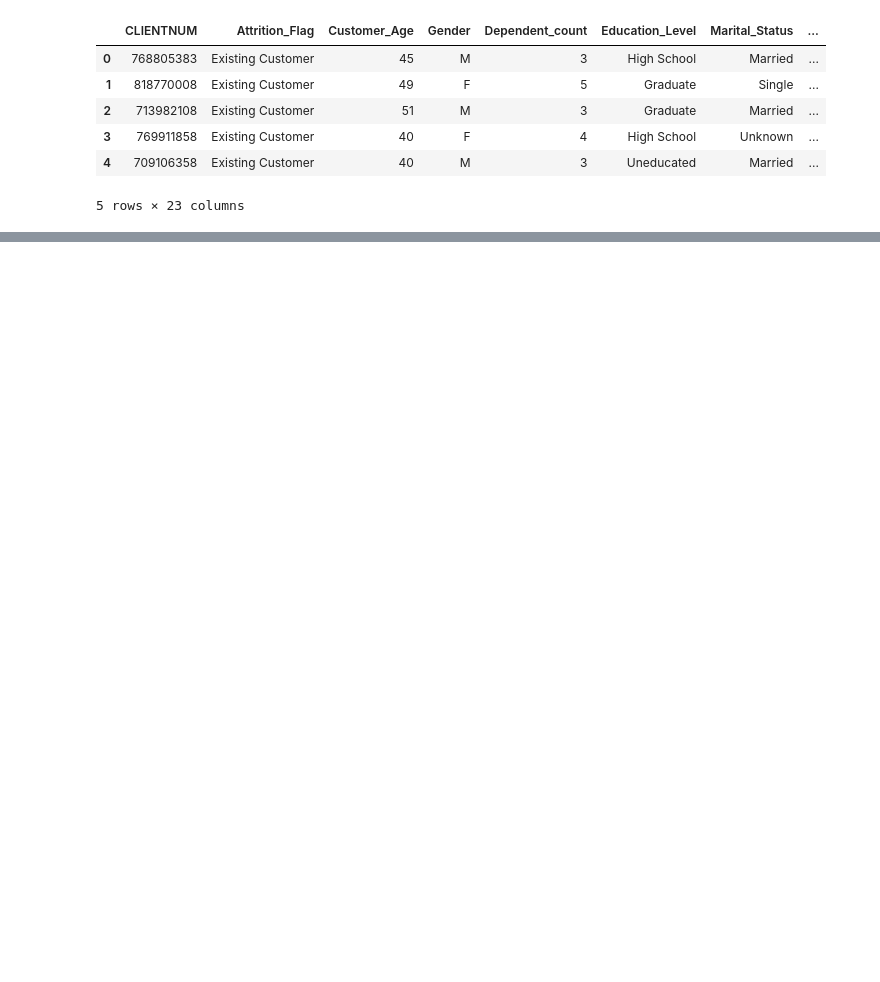
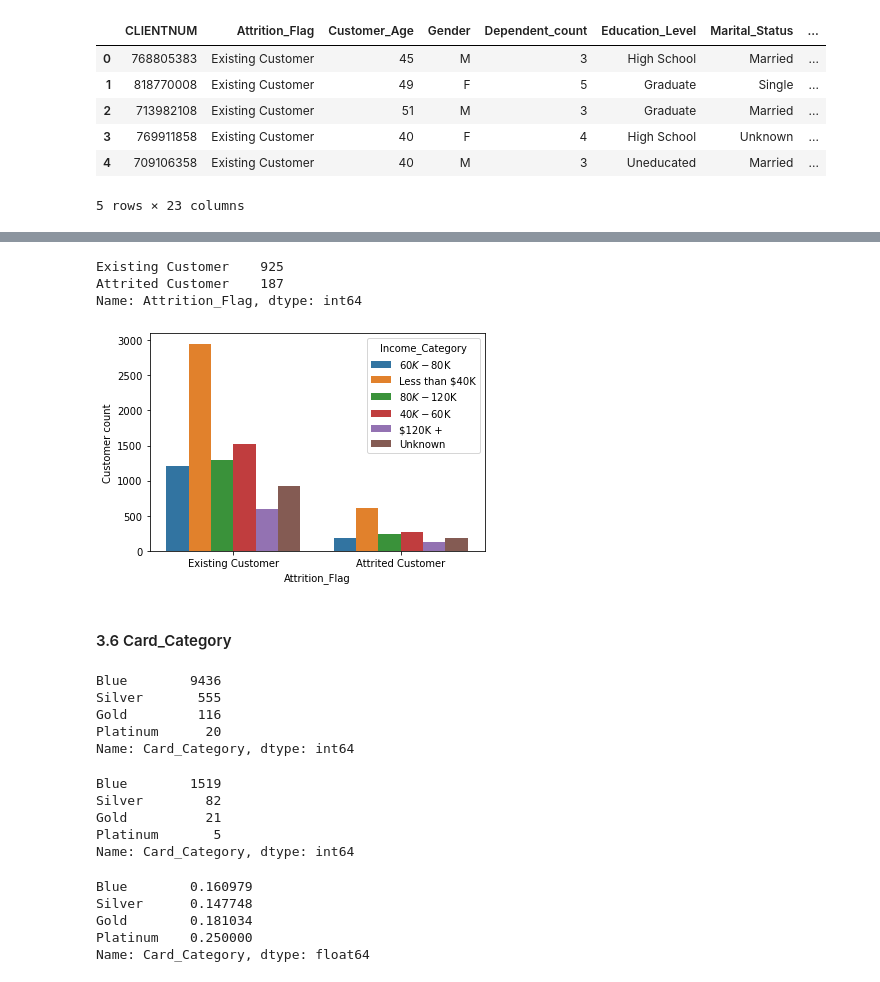
Before and after one commit to machquocvu/Springboard_Capstone2, a Jupyter notebook: Capstone2_Data_Wrangling.ipynb, the cells around one changed output, grey strips where cells are left out. Saved outputs shown, nothing was run; the diff lists cells and outputs as text; code cells hidden in the pictures; blank space fills up the shorter version.

```diff
--- a/Capstone2_Data_Wrangling.ipynb
+++ b/Capstone2_Data_Wrangling.ipynb
@@ -15,0 +196,44 @@ df.head()
+# %%
+# Missing value on target feature
+df.loc[df.Income_Category == 'Unknown', 'Attrition_Flag'].value_counts()
+# %% [output]
+Existing Customer    925
+Attrited Customer    187
+Name: Attrition_Flag, dtype: int64
+# %%
+# Seems like there was no clear relationship between Income_Category and Attrition_Flag
+sns.countplot('Attrition_Flag',hue='Income_Category',data=df)
+plt.ylabel('Customer count')
+plt.show()
+# %% [output]
+[figure, added]
+# %% [markdown]
+#### 3.6 Card_Category
+# %%
+#Examine Card_Category feature
+df.Card_Category.value_counts()
+# %% [output]
+Blue        9436
+Silver       555
+Gold         116
+Platinum      20
+Name: Card_Category, dtype: int64
+# %%
+# Number of churning customers per card category
+df.loc[df.Attrition_Flag == 'Attrited Customer', 'Card_Category'].value_counts()
+# %% [output]
+Blue        1519
+Silver        82
+Gold          21
+Platinum       5
+Name: Card_Category, dtype: int64
+# %%
+# Percentage of churning customers by card category.
+# Platinum seems to have a higher churning rate, but there was only 20 cards. The sample was too small to know.
+df.loc[df.Attrition_Flag == 'Attrited Customer', 'Card_Category'].value_counts() / df.Card_Category.value_counts()
+# %% [output]
+Blue        0.160979
+Silver      0.147748
+Gold        0.181034
+Platinum    0.250000
+Name: Card_Category, dtype: float64
```
Also changed, not shown: parts of 50 cells of this notebook.
